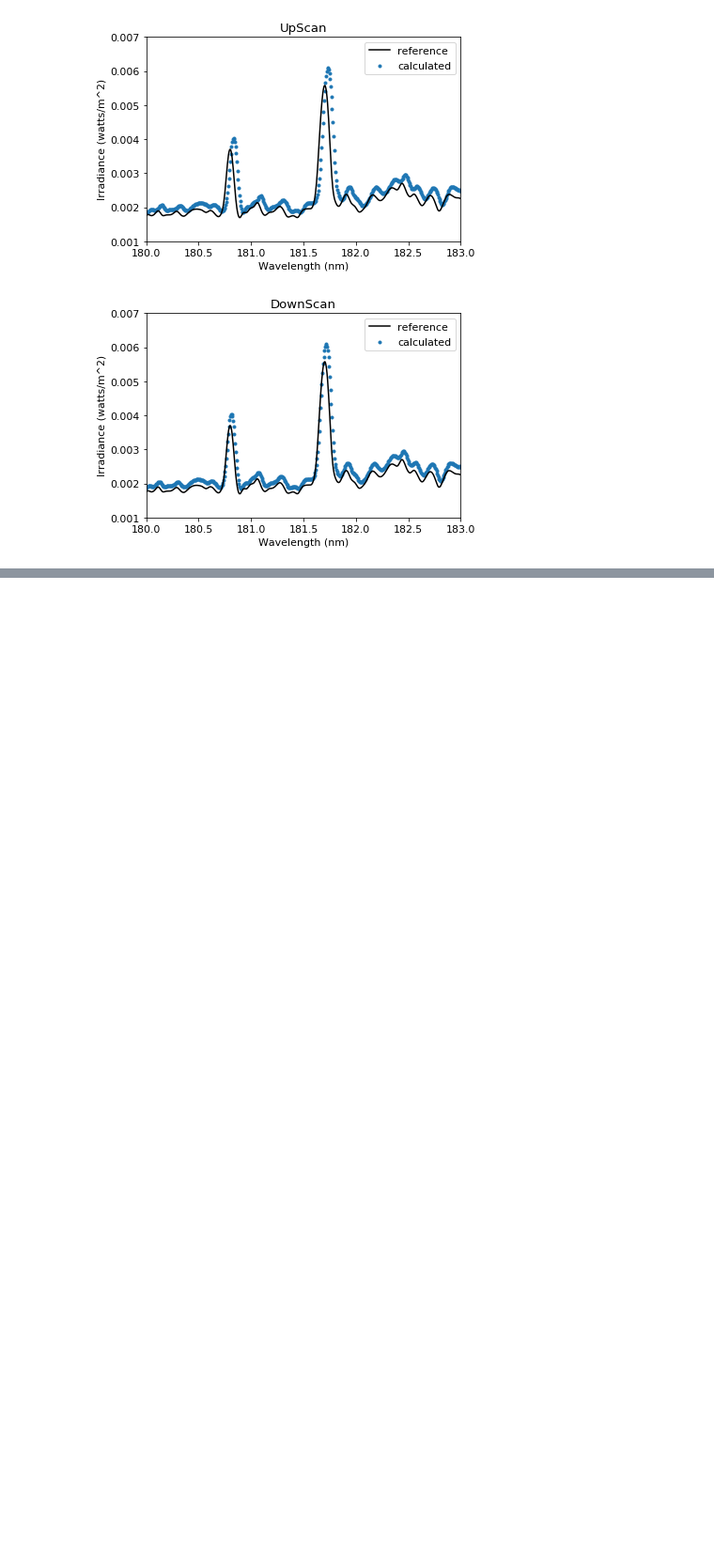
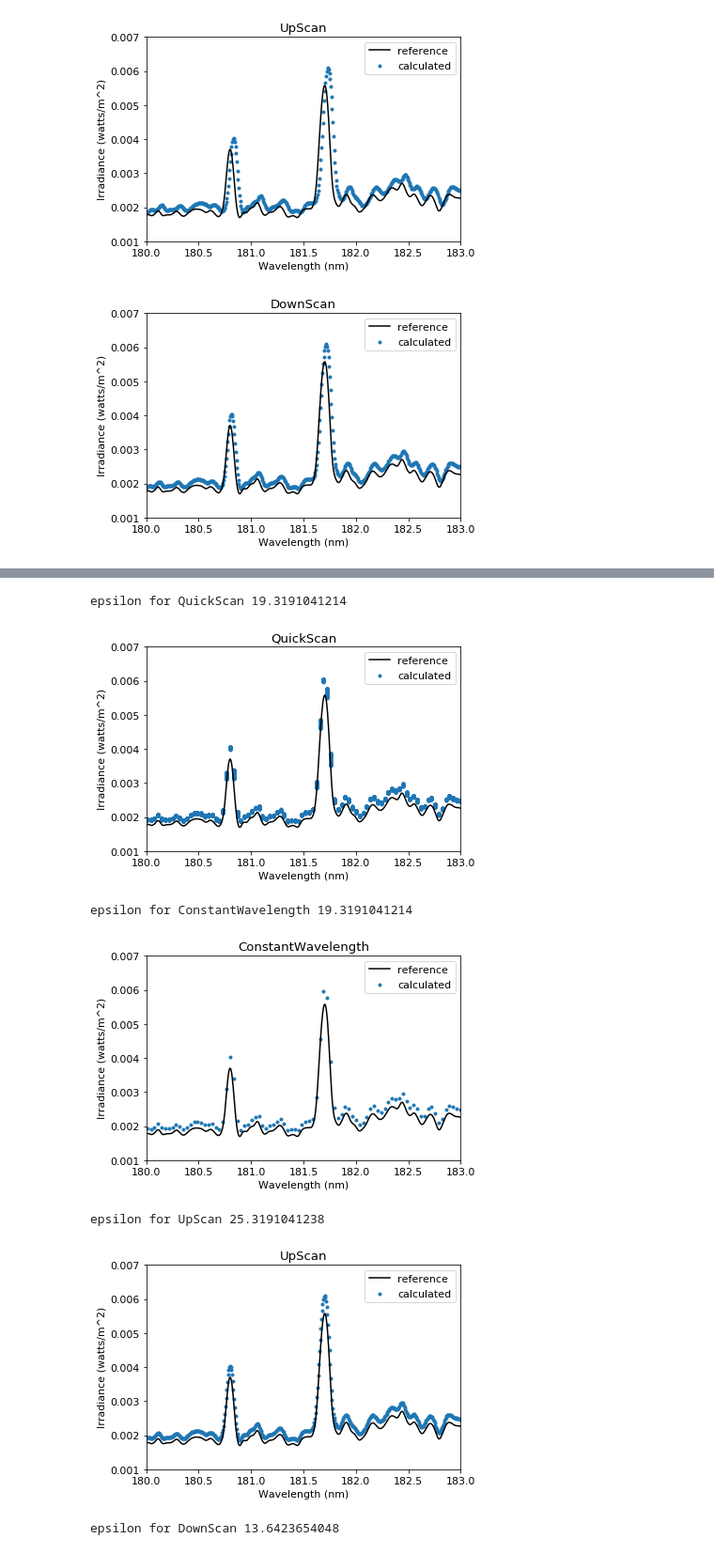
Before and after one commit to wcarande/telemetryChallenge, a Jupyter notebook: py/codingChallenge.ipynb, the cells around one changed output, grey strips where cells are left out. Shown at 94% size. Drawn from its saved outputs; the diff is of its cells as text; code cells hidden in the pictures; blank space fills up the shorter version.

```diff
--- a/py/codingChallenge.ipynb
+++ b/py/codingChallenge.ipynb
@@ -384,0 +438,39 @@ for planType in list(set(df_data['plan'])):
+# %%
+for planType in list(set(df_data['plan'])):
+    if planType != 'Dark':
+        df = df_data[df_data['plan']==planType]
+        #
+        # find index of the maximum irradiance value in a range
+        ref_peak_i = df_refSpectrum[(df_refSpectrum['wavelength(nm)'] > wavelengthMin)
+                & (df_refSpectrum['wavelength(nm)'] < wavelengthMax)].ix[:,1].argmax()
+        obs_peak_i = findPeak(df, wavelengthMin, wavelengthMax)
+        #
+        # determine wavelength offset
+        wavelengthError = df.ix[obs_peak_i]['wavelengthCorrected'] - df_refSpectrum.ix[ref_peak_i][0]
+        #
+        # what epsilon do we need to create this offset?
+        gratPosPeak = df.ix[obs_peak_i]['gratPos']
+        refPeak = df_refSpectrum.ix[ref_peak_i]['wavelength(nm)']
+        def objectiveFunction(epsilon):
+            return np.abs(calculateCorrectedWavelength(gratPosPeak, epsilon) - refPeak)
+        #
+        initial_guess = 100 # grating error in nm
+        tolerance = 0.0001
+        res = minimize(objectiveFunction, initial_guess, tol=tolerance)
+        print 'epsilon for', planType, str(float(res.x))
+        #
+        calculateCorrectedWavelength(gratPosPeak, res.x[0])
+        df["wavelengthEpsilonCorrected"]=calculateCorrectedWavelength(df['gratPos'],res.x[0])
+        #
+        # plot with epsilon-correction
+        correctedPlot(df)
+        plt.title(planType)
+        plt.show()
+# %% [output]
+epsilon for QuickScan 19.3191041214
+[figure, added]
+epsilon for ConstantWavelength 19.3191041214
+[figure, added]
+epsilon for UpScan 25.3191041238
+[figure, added]
+epsilon for DownScan 13.6423654048
```
Also changed, not shown: parts of 14 cells of this notebook.
